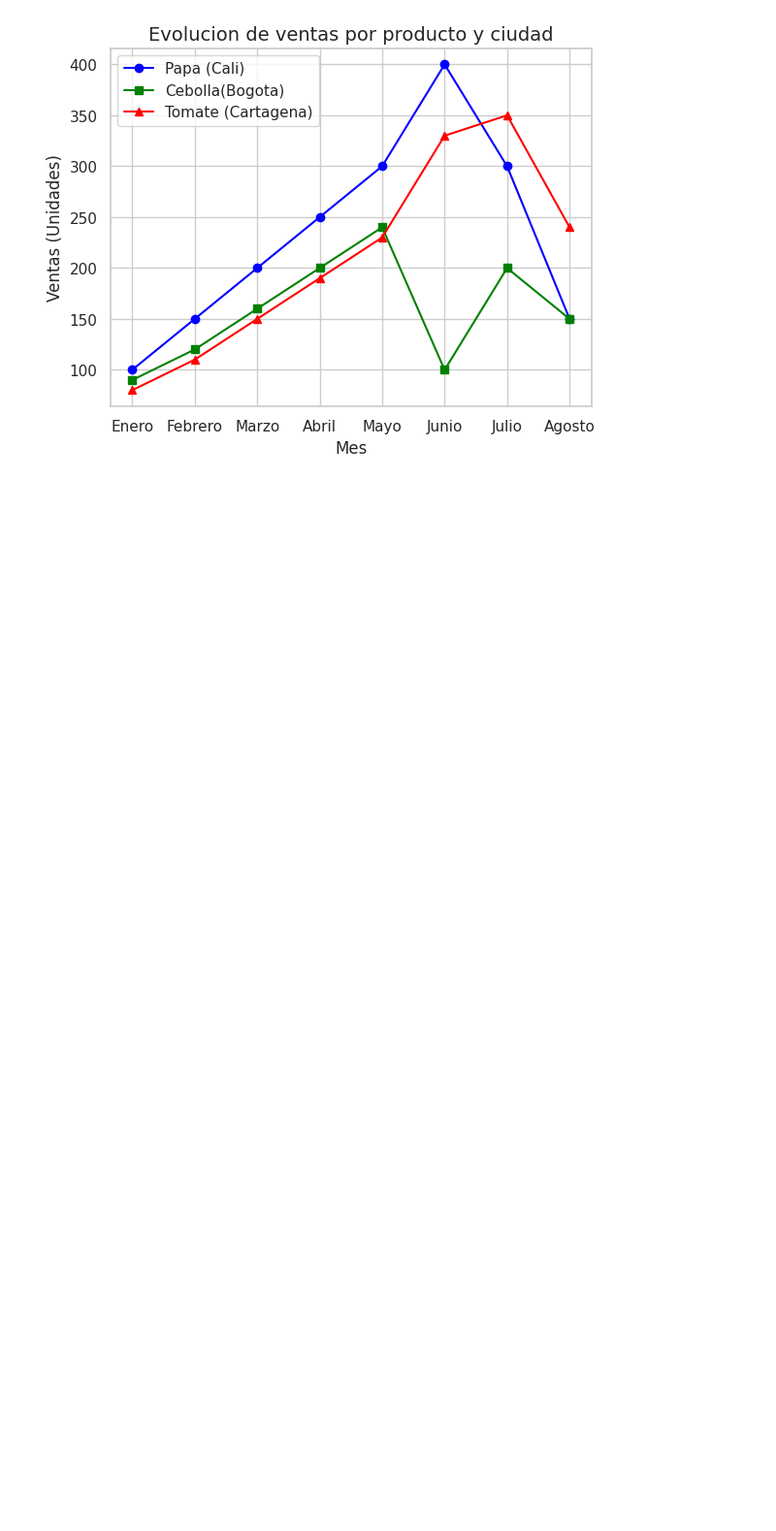
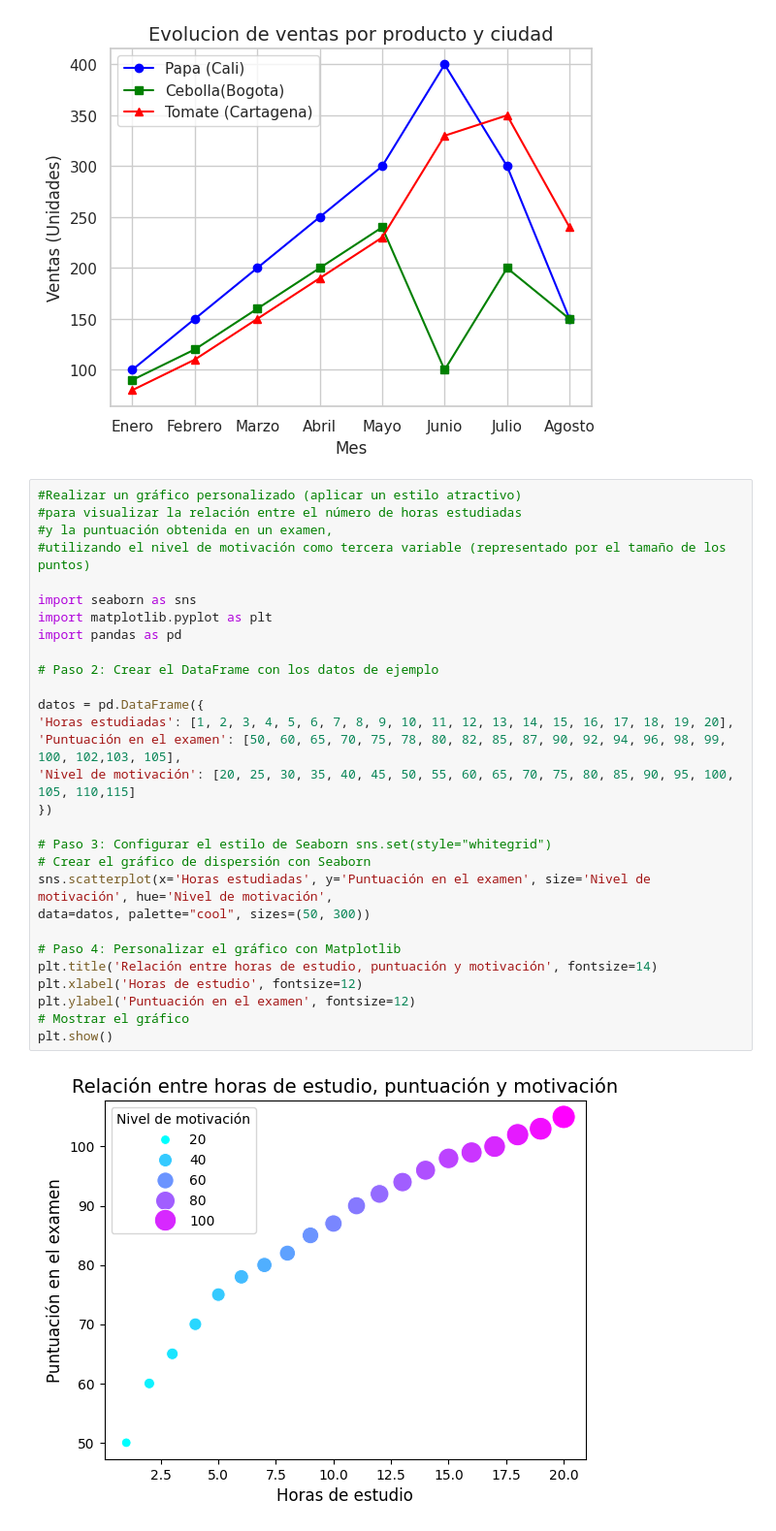
Before and after one commit to JUERNES360/Biblioteca, a Jupyter notebook: Laboratorio_8.ipynb, the cells around one changed output. Shown at 97% size. Drawn from its saved outputs; the diff is of its cells as text; blank space fills up the shorter version.

```diff
--- a/Laboratorio_8.ipynb
+++ b/Laboratorio_8.ipynb
@@ -63,3 +63,34 @@ plt.legend()
 plt.show()
 # %% [output]
 [figure]
+# %%
+#Realizar un gráfico personalizado (aplicar un estilo atractivo)
+#para visualizar la relación entre el número de horas estudiadas
+#y la puntuación obtenida en un examen,
+#utilizando el nivel de motivación como tercera variable (representado por el tamaño de los puntos)
+
+import seaborn as sns
+import matplotlib.pyplot as plt
+import pandas as pd
+
+# Paso 2: Crear el DataFrame con los datos de ejemplo
+
+datos = pd.DataFrame({
+'Horas estudiadas': [1, 2, 3, 4, 5, 6, 7, 8, 9, 10, 11, 12, 13, 14, 15, 16, 17, 18, 19, 20],
+'Puntuación en el examen': [50, 60, 65, 70, 75, 78, 80, 82, 85, 87, 90, 92, 94, 96, 98, 99, 100, 102,103, 105],
+'Nivel de motivación': [20, 25, 30, 35, 40, 45, 50, 55, 60, 65, 70, 75, 80, 85, 90, 95, 100, 105, 110,115]
+})
+
+# Paso 3: Configurar el estilo de Seaborn sns.set(style="whitegrid")
+# Crear el gráfico de dispersión con Seaborn
+sns.scatterplot(x='Horas estudiadas', y='Puntuación en el examen', size='Nivel de motivación', hue='Nivel de motivación',
+data=datos, palette="cool", sizes=(50, 300))
+
+# Paso 4: Personalizar el gráfico con Matplotlib
+plt.title('Relación entre horas de estudio, puntuación y motivación', fontsize=14)
+plt.xlabel('Horas de estudio', fontsize=12)
+plt.ylabel('Puntuación en el examen', fontsize=12)
+# Mostrar el gráfico
+plt.show()
+# %% [output]
+[figure, added]
```
Also changed, not shown: parts of 2 cells of this notebook.
